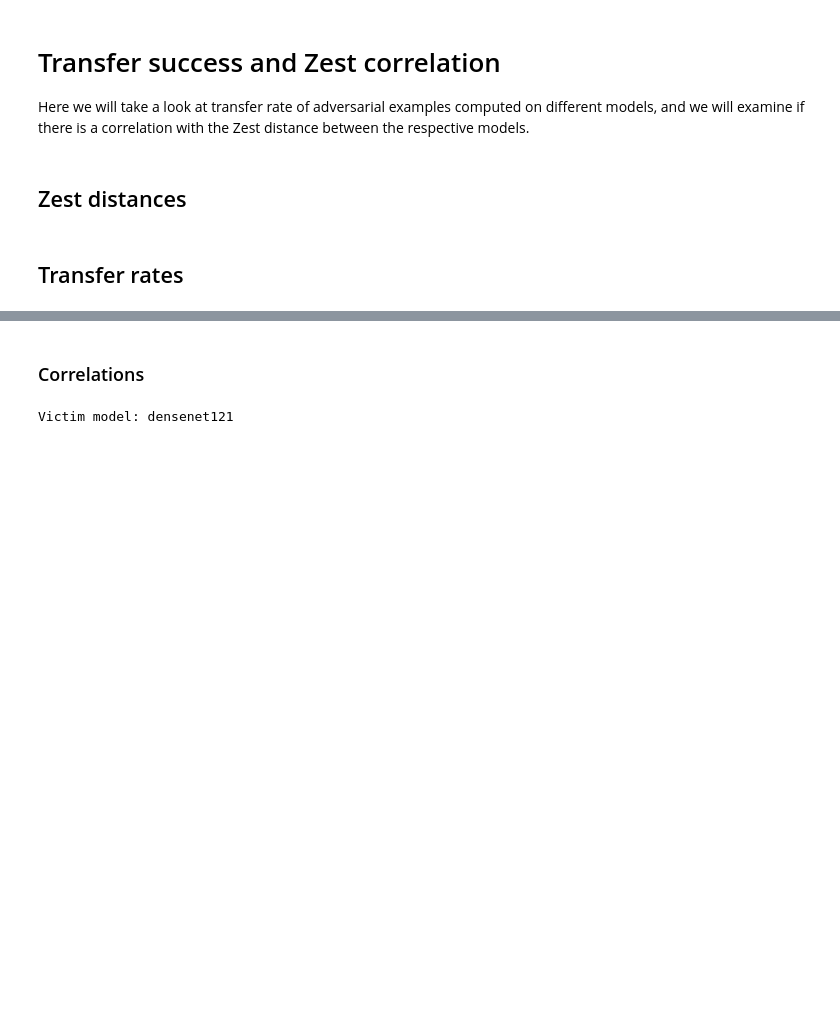
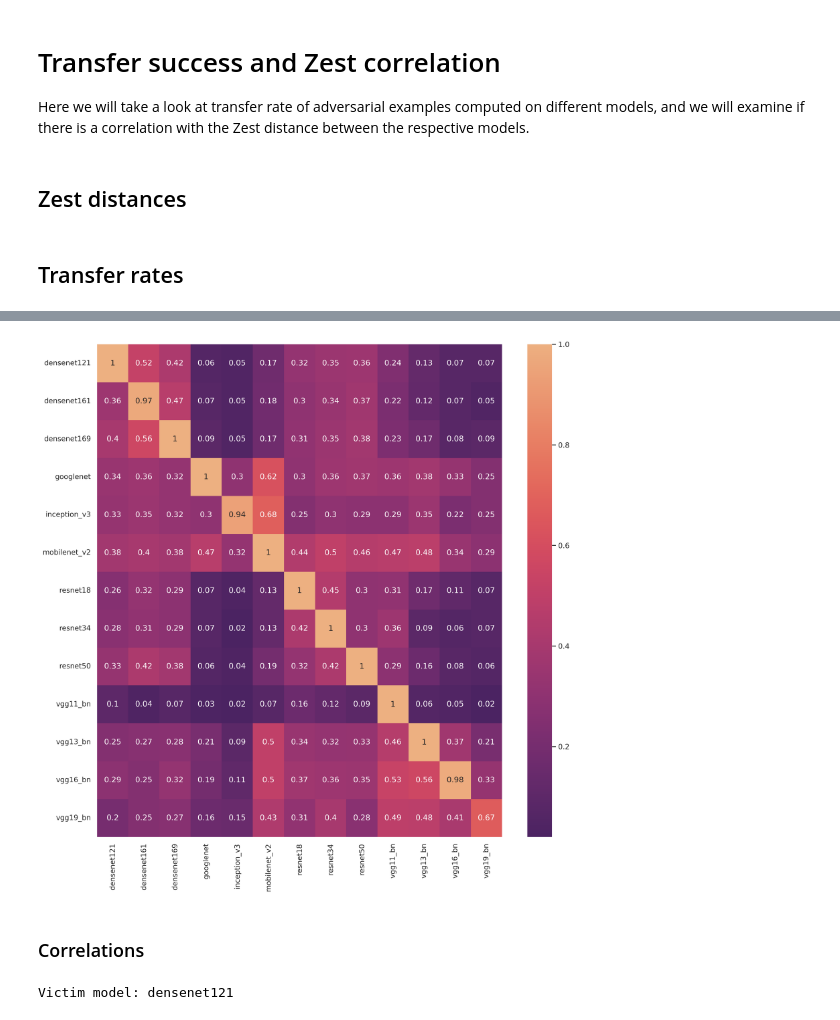
Before and after one commit to ClonedOne/bad_lemon, a Jupyter notebook: notebooks/analysis_all_transfer.ipynb, the cells around one changed output, grey strips where cells are left out. Cells and saved outputs as stored; diff of their text form; code cells hidden in the pictures; blank space fills up the shorter version.

Commit message:
Added transfer heatmap

```diff
--- a/notebooks/analysis_all_transfer.ipynb
+++ b/notebooks/analysis_all_transfer.ipynb
@@ -79,0 +76,9 @@ dict_keys(['densenet121', 'densenet161', 'densenet169', 'googlenet', 'inception_
+# %%
+heatmap_df = []
+for victim, results in transfer_res.items():
+    victim_dict = {'Victim': victim,}
+    victim_dict.update(results['successes'])
+    heatmap_df.append(victim_dict)
+# %%
+heatmap_df = pd.DataFrame.from_dict(heatmap_df)
+display(heatmap_df)
@@ -80,3 +100,17 @@ dict_keys(['densenet121', 'densenet161', 'densenet169', 'googlenet', 'inception_
+# %%
+sns.set_style('whitegrid')
+# sns.set(rc={"figure.dpi":300, 'savefig.dpi':300})
+plt.figure(figsize=(14, 14), dpi=300)
+
+sns.heatmap(
+    data=heatmap_df.drop(columns=['Victim']),
+    yticklabels=heatmap_df['Victim'],
+    annot=True,
+    cmap='flare_r'
+)
+plt.show()
+# %% [output]
+[figure, added]
 # %% [markdown]
 ### Correlations
 # %%
```
Also changed, not shown: parts of 2 cells of this notebook.
